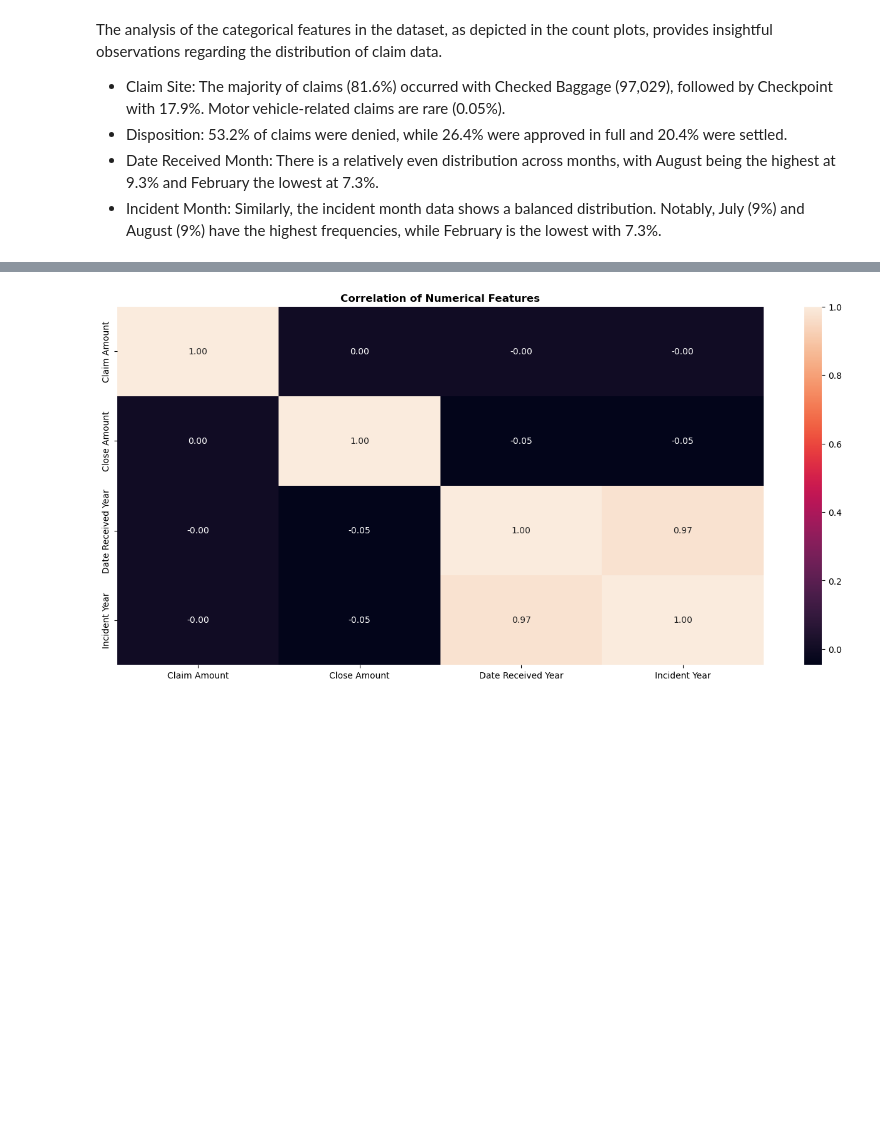
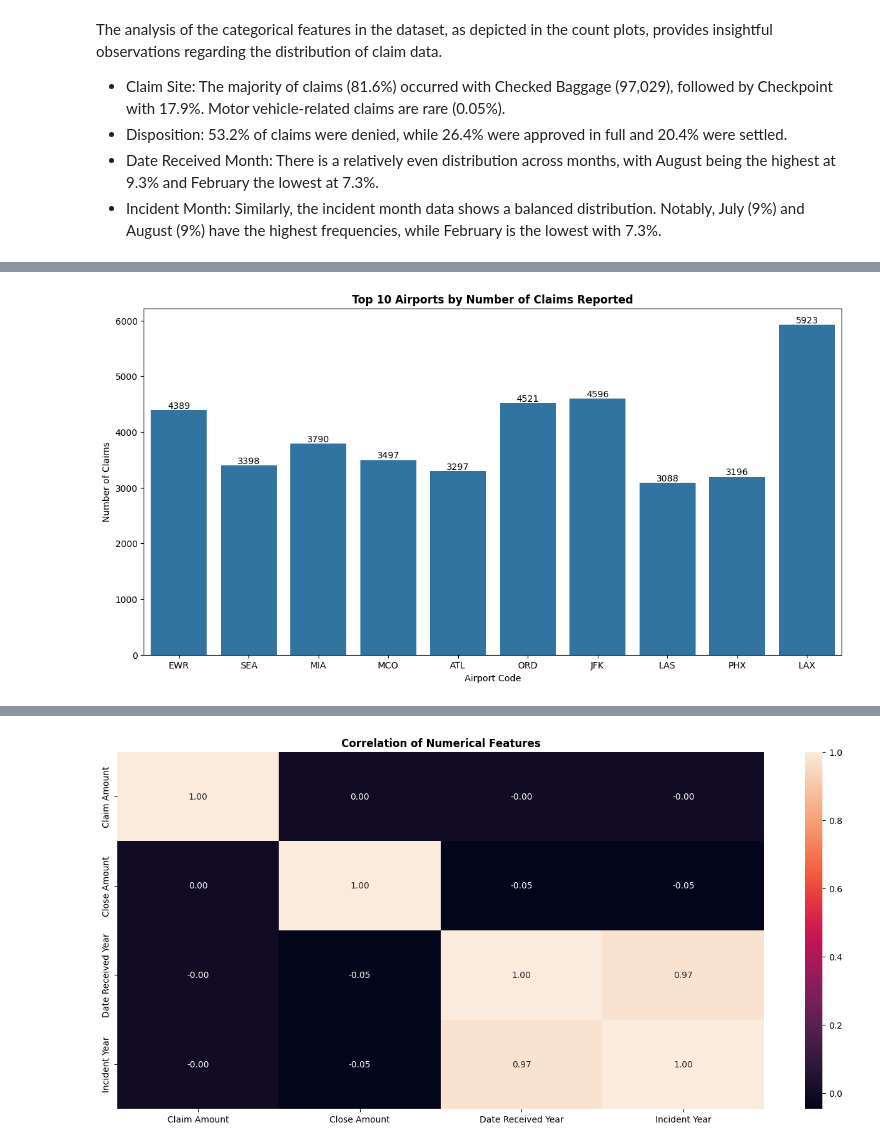
Before and after one commit to btokoli/Risk-Radar-Clustering-Airports-by-Claim-Patterns-to-Spotlight-High-Risk-Hubs, a Jupyter notebook: airportAnalysis.ipynb, the cells around one changed output, grey strips where cells are left out. Cells and saved outputs as stored; diff of their text form; code cells hidden in the pictures; blank space fills up the shorter version.

```diff
--- a/airportAnalysis.ipynb
+++ b/airportAnalysis.ipynb
@@ -375,0 +389,6 @@ plt.plot(df2["Incident Year"], df2["Claim Amount"])
+# %%
+#Dataframe with top 10 airports
+
+top_10_airports = df2["Airport Name"].value_counts().head(10).index
+top_10_df = df2[df2["Airport Name"].isin(top_10_airports)]
+top_10_df
@@ -375,0 +409,12 @@ plt.plot(df2["Incident Year"], df2["Claim Amount"])
+# %%
+#Countplot of top 10 airports
+
+plt.figure(figsize=(14,7))
+
+ax= sns.countplot(x=top_10_df["Airport Code"])
+ax.bar_label(ax.containers[0])
+plt.title("Top 10 Airports by Number of Claims Reported", fontweight='bold')
+plt.ylabel("Number of Claims")
+plt.show()
+# %% [output]
+[figure, added]
```
Also changed, not shown: parts of 7 cells of this notebook.
